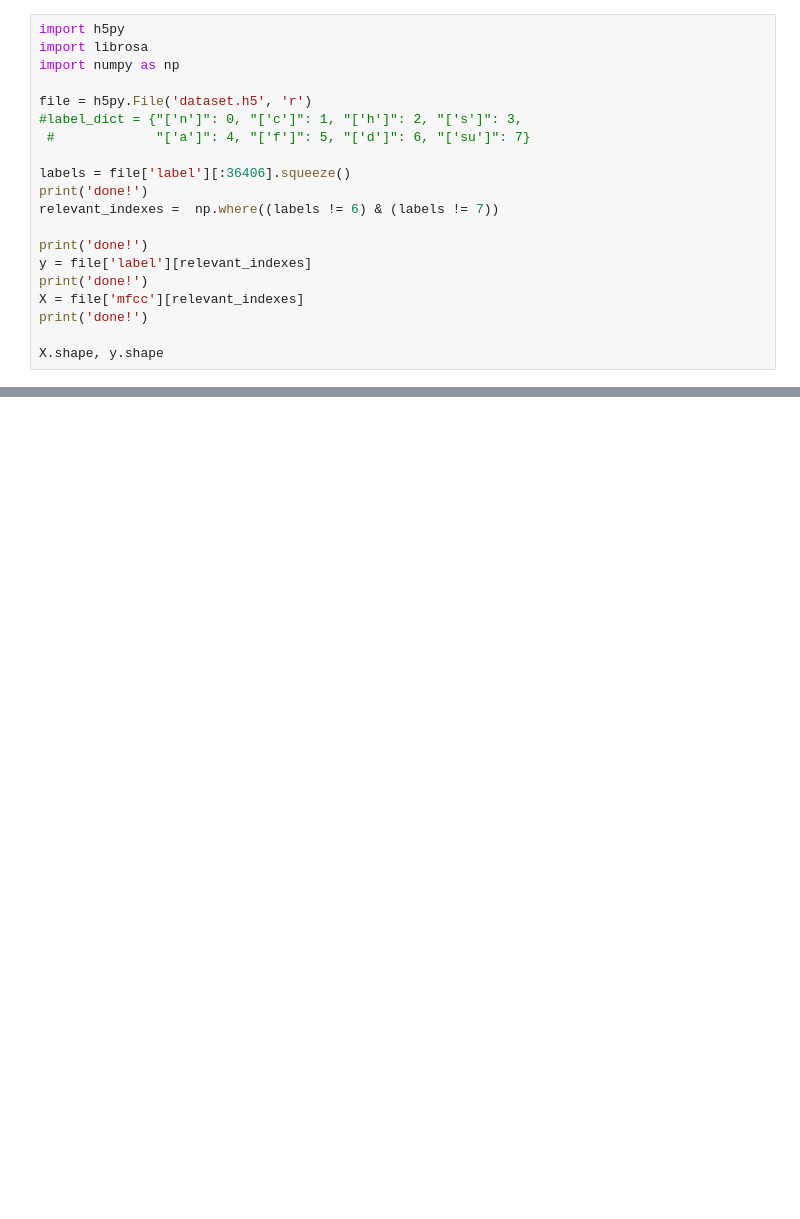
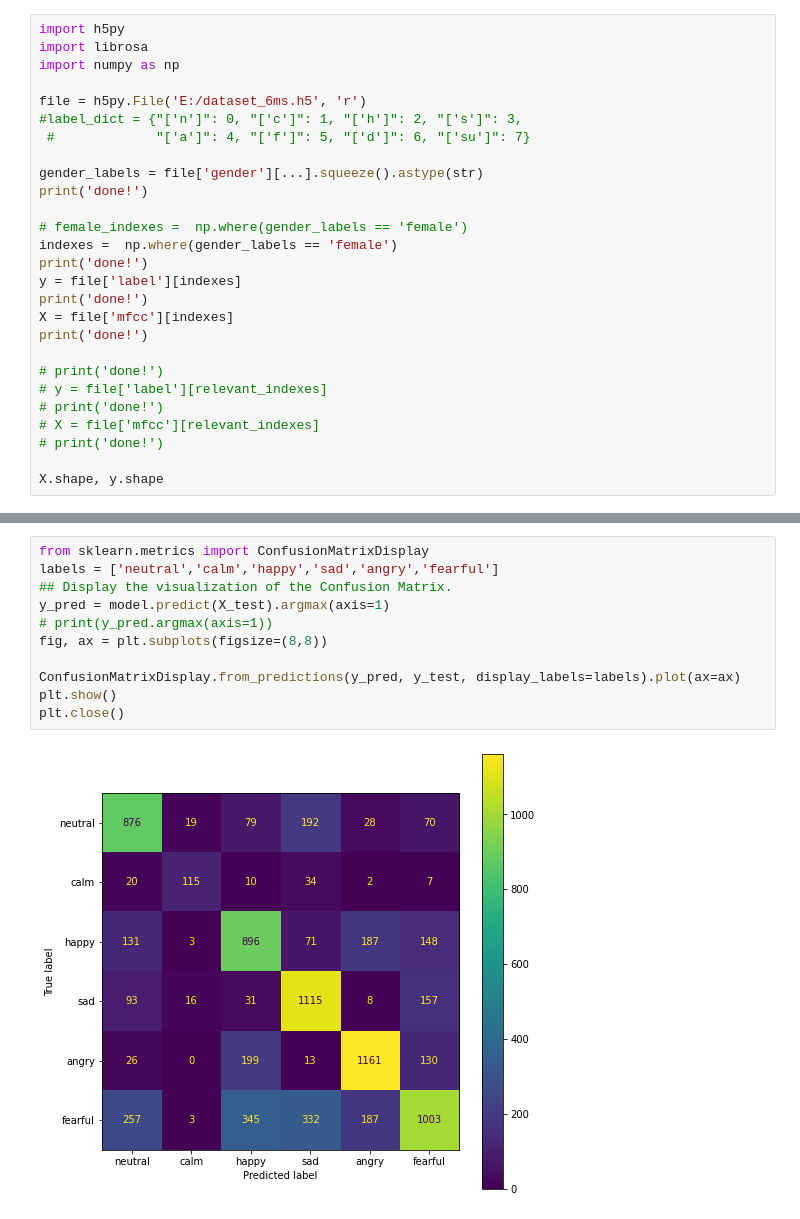
Before and after one commit to PastaGits/VocalEmotionSensor, a Jupyter notebook: misc/mfcc_model.ipynb, the cells around one changed output, grey strips where cells are left out. Saved outputs shown, nothing was run; the diff lists cells and outputs as text; blank space fills up the shorter version.

```diff
--- a/misc/mfcc_model.ipynb
+++ b/misc/mfcc_model.ipynb
@@ -3,20 +3,27 @@ import h5py
 import librosa
 import numpy as np
 
-file = h5py.File('dataset.h5', 'r')
+file = h5py.File('E:/dataset_6ms.h5', 'r')
 #label_dict = {"['n']": 0, "['c']": 1, "['h']": 2, "['s']": 3,
  #             "['a']": 4, "['f']": 5, "['d']": 6, "['su']": 7}
 
-labels = file['label'][:36406].squeeze()
-print('done!')
-relevant_indexes =  np.where((labels != 6) & (labels != 7))
-
-print('done!')
-y = file['label'][relevant_indexes]
-print('done!')
-X = file['mfcc'][relevant_indexes]
+gender_labels = file['gender'][...].squeeze().astype(str)
 print('done!')
 
+# female_indexes =  np.where(gender_labels == 'female')
+indexes =  np.where(gender_labels == 'female')
+print('done!')
+y = file['label'][indexes]
+print('done!')
+X = file['mfcc'][indexes]
+print('done!')
+
+# print('done!')
+# y = file['label'][relevant_indexes]
+# print('done!')
+# X = file['mfcc'][relevant_indexes]
+# print('done!')
+
 X.shape, y.shape
 # %% [output]
 done!
@@ -192,0 +213,13 @@ cnnhistory.model.save('cnn_61.h5')
+# %%
+from sklearn.metrics import ConfusionMatrixDisplay
+labels = ['neutral','calm','happy','sad','angry','fearful']
+## Display the visualization of the Confusion Matrix.
+y_pred = model.predict(X_test).argmax(axis=1)
+# print(y_pred.argmax(axis=1))
+fig, ax = plt.subplots(figsize=(8,8))
+
+ConfusionMatrixDisplay.from_predictions(y_pred, y_test, display_labels=labels).plot(ax=ax)
+plt.show()
+plt.close()
+# %% [output]
+[figure, added]
```
Also changed, not shown: parts of 12 cells of this notebook, 13 other files.
